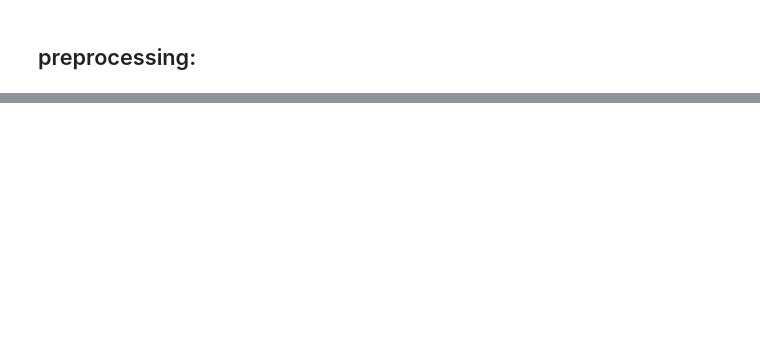
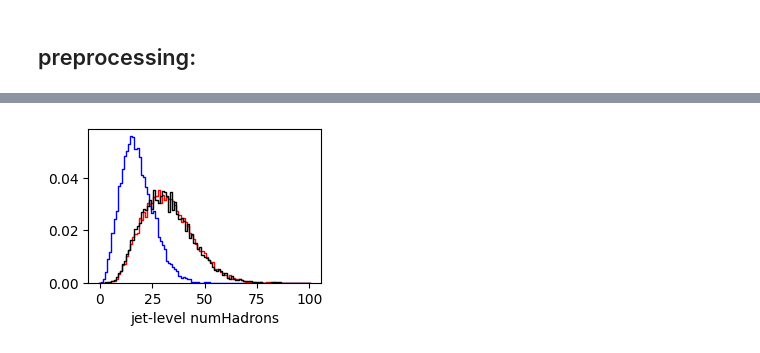
Before and after one commit to dfaroughy/Multimodal-Bridges, a Jupyter notebook: notebooks/data.ipynb, the cells around one changed output, grey strips where cells are left out. Drawn from its saved outputs; the diff is of its cells as text; code cells hidden in the pictures; blank space fills up the shorter version.

```diff
--- a/notebooks/data.ipynb
+++ b/notebooks/data.ipynb
@@ -233,0 +317,8 @@ EncoderConfig(name='MultiModalEPiC', num_blocks=12, dim_hidden_local=128, dim_hi
+# %%
+_, ax = plt.subplots(1, 1, figsize=(3, 2))
+
+src_jets.histplot("numHadrons", fill=False, ax=ax, lw=1,  color = 'b', discrete=True, binrange=(0, 100), stat="density")
+test_jets.histplot("numHadrons", fill=False, ax=ax, lw=1,  color = 'r', discrete=True, binrange=(0, 100), stat="density", )
+gen_jets.histplot("numHadrons", fill=False, ax=ax, lw=1,  color = 'k', discrete=True, binrange=(0, 100), stat="density", )
+# %% [output]
+[figure, added]
```
Also changed, not shown: parts of 22 cells of this notebook, 9 other files.
